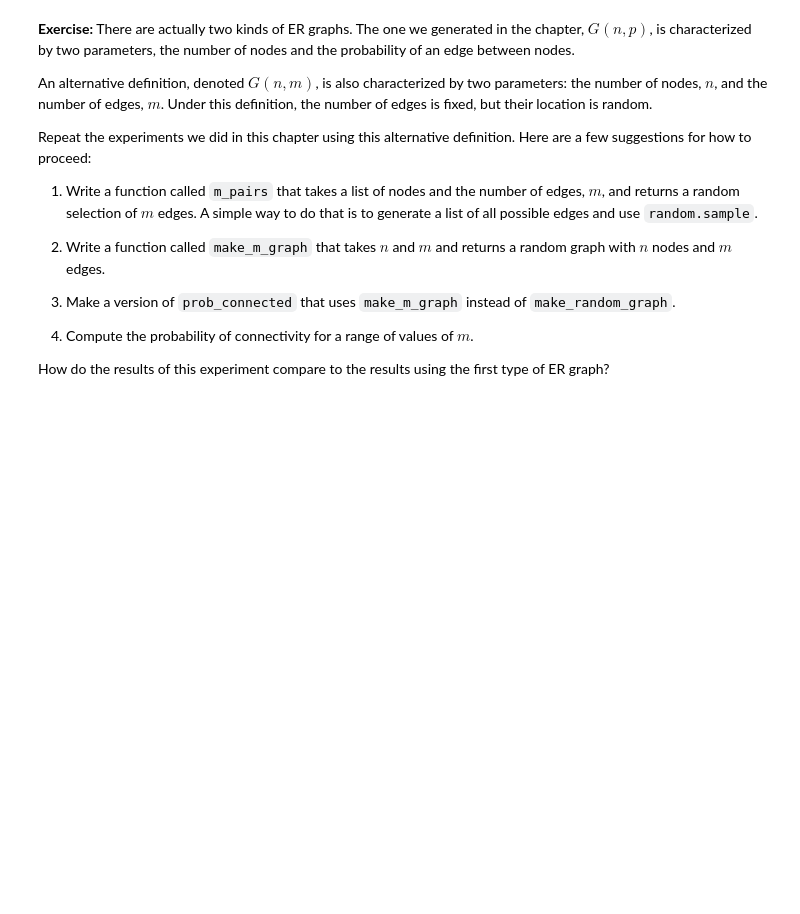
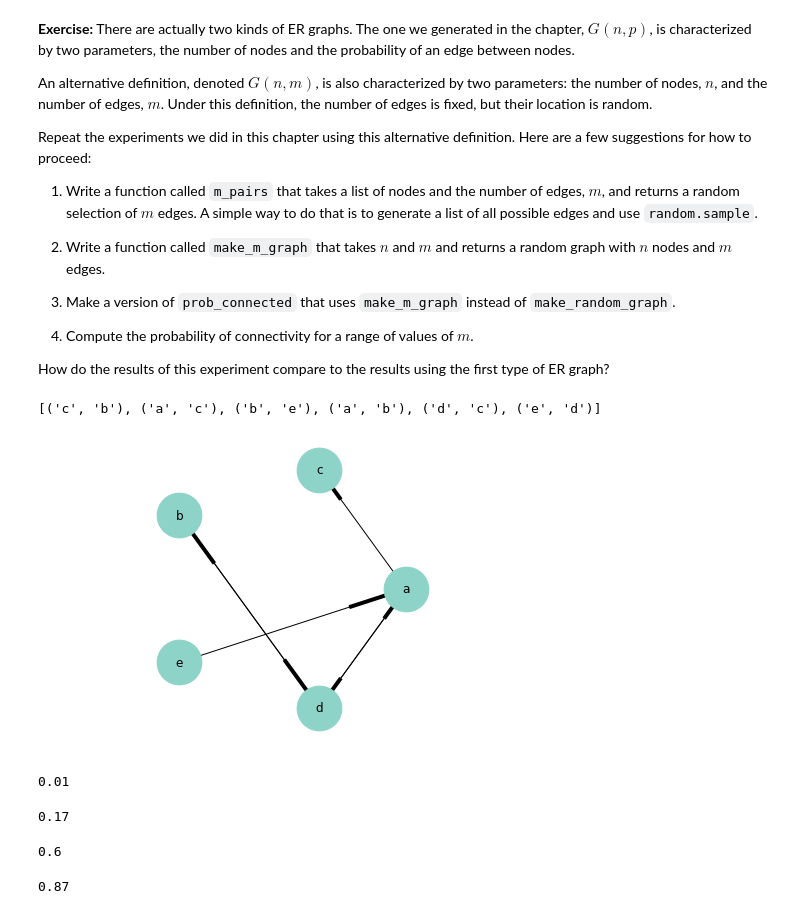
Before and after one commit to LucyWilcox/ThinkComplexity2, a Jupyter notebook: code/chap02mine.ipynb, the cells around one changed output. Saved outputs shown, nothing was run; the diff lists cells and outputs as text; code cells hidden in the pictures; blank space fills up the shorter version.

```diff
--- a/code/chap02mine.ipynb
+++ b/code/chap02mine.ipynb
@@ -439,5 +490,3 @@ Repeat the experiments we did in this chapter using this alternative definition.
 4. Compute the probability of connectivity for a range of values of $m$.
 
 How do the results of this experiment compare to the results using the first type of ER graph?
-# %%
-def m_pairs():
@@ -447,0 +493,35 @@ def m_pairs():
+# %%
+from random import sample #looked at the solution to see how to import sample, I thought it was in n
+
+def all_pairs(nodes):
+    pairs = []
+    for i in nodes:
+        for j in nodes:
+            if i != j:
+                pairs.append((i, j))
+    return pairs
+
+def m_pairs(n, m):
+    pairs = sample(all_pairs(n), m)
+    return pairs
+
+m_pairs(['a', 'b', 'c', 'd', 'e'], 6)
+# %% [output]
+[('c', 'b'), ('a', 'c'), ('b', 'e'), ('a', 'b'), ('d', 'c'), ('e', 'd')]
+# %%
+def make_m_graph(n, m):
+    G = nx.DiGraph()
+    pairs = m_pairs(n, m)
+    G.add_nodes_from(n)
+    G.add_edges_from(pairs)
+    return G
+
+m_G = make_m_graph(['a', 'b', 'c', 'd', 'e'], 6)
+nx.draw_circular(m_G,
+                 node_color=COLORS[0],
+                 node_size=2000,
+                 with_labels=True)
+plt.axis('equal')
+plt.savefig('chap02-execise.pdf')
+# %% [output]
+[figure, added]
@@ -447,0 +536,16 @@ def m_pairs():
+# %%
+prob_connected(['a', 'b', 'c', 'd', 'e'], 6)
+# %% [output]
+0.01
+# %%
+prob_connected(['a', 'b', 'c', 'd', 'e'], 8)
+# %% [output]
+0.17
+# %%
+prob_connected(['a', 'b', 'c', 'd', 'e'], 10)
+# %% [output]
+0.6
+# %%
+prob_connected(['a', 'b', 'c', 'd', 'e'], 12)
+# %% [output]
+0.87
```
Also changed, not shown: parts of 18 cells of this notebook, 5 other files.
